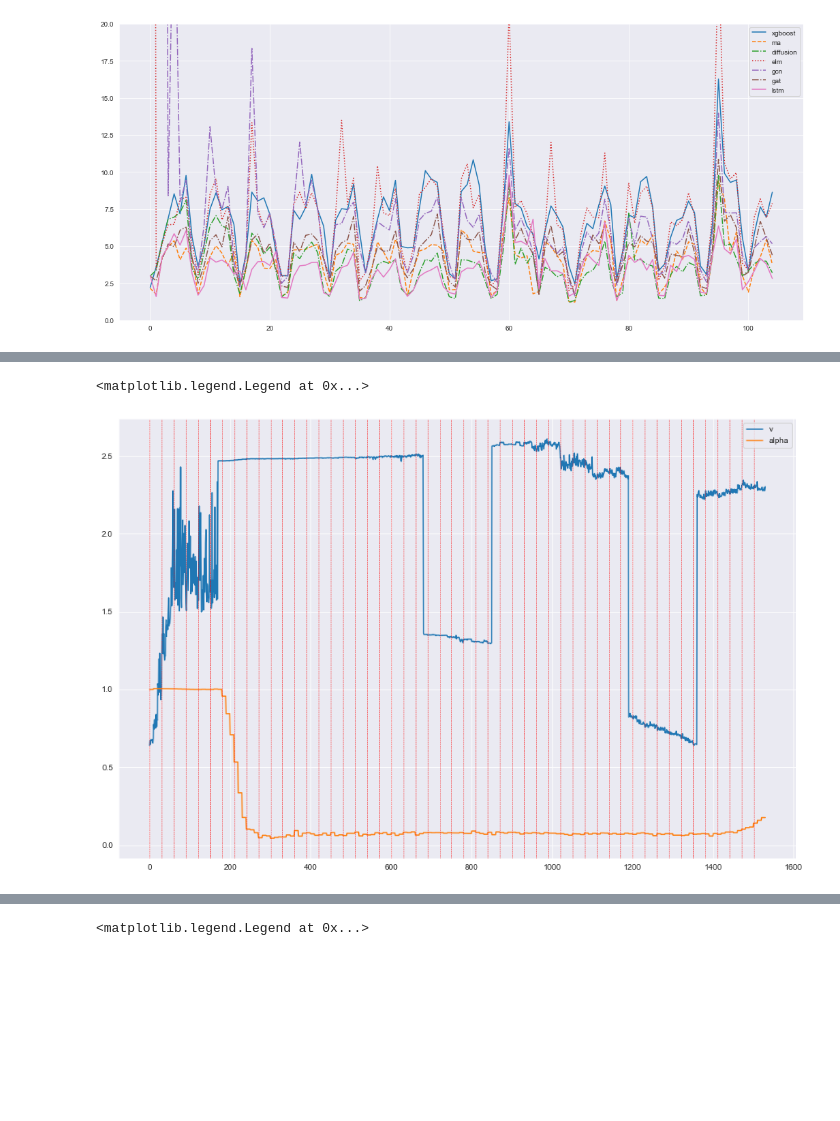
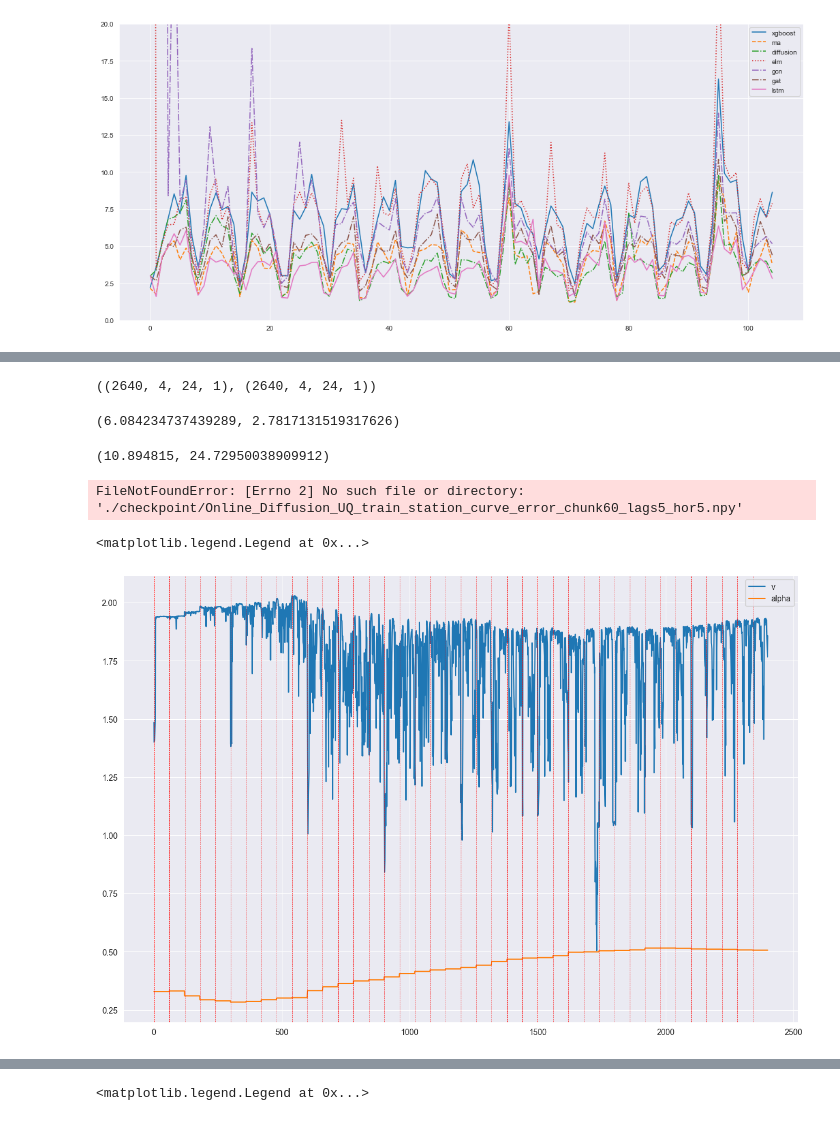
Before and after one commit to WaimenMak/Crowd-Flow-Inference, a Jupyter notebook: Online_Exp.ipynb, the cells around one changed output, grey strips where cells are left out. Saved outputs shown, nothing was run; the diff lists cells and outputs as text; code cells hidden in the pictures; blank space fills up the shorter version.

```diff
--- a/Online_Exp.ipynb
+++ b/Online_Exp.ipynb
@@ -116,0 +138,11 @@ error per sc_sensor/train4 chunk: 300: 2.679081439971924
+# %%
+model_list = ["Online_Diffusion", "Online_Diffusion_UQ", "Online_Xgboost", "Online_MA", "ELM", "Online_GCN",
+              "Online_GAT", "Online_LSTM", "Online_Diffusion_Density", "Online_LSTM_Single"]
+train_steps = 130
+for m in model_list:
+    try:
+        error_dict[m] = np.load(f"checkpoint/{m}_{dataset_name}_curve_error_chunk{chunk_size}_lags{lags}_hor{pred_horizon}.npy")
+        preds[m] = np.load(f"checkpoint/{m}_{dataset_name}_prediction_chunk{chunk_size}_lags{lags}_hor{pred_horizon}.npy")
+    except:
+        print(f"model_{m}, file not found")
+        continue
@@ -205,7 +252,7 @@ for i, mdl_name in enumerate(error_dict.keys()):
 # %% [output]
 [figure]
 # %%
-x = np.arange(len(error_dict[mdl]))
+x = np.arange(len(error_dict["Online_LSTM"]))
 line_types = ['-', '--', '-.', ':', 'dashdot', 'dashdot', 'solid', 'dashdot']
 plt.figure(figsize=(18, 8))
 for i, mdl_name in enumerate(error_dict.keys()):
@@ -216,8 +263,8 @@ for i, mdl_name in enumerate(error_dict.keys()):
 # %%
-x = np.arange(len(error_dict[mdl]))
+x = np.arange(len(error_dict["Online_LSTM"]))
 line_types = ['-', '--', '-.', ':', 'dashdot', 'dashdot', 'solid', 'dashdot']
 plt.figure(figsize=(18, 8))
 for i, mdl_name in enumerate(error_dict.keys()):
-    sns.lineplot(x=x, y=error_dict[mdl_name][:, 3], label=mdl_name, linestyle=line_types[i])
+    sns.lineplot(x=x, y=error_dict[mdl_name][:, -1], label=mdl_name, linestyle=line_types[i])
     plt.ylim(0, 20)
 # %% [output]
@@ -225,33 +307,53 @@ for i, mdl_name in enumerate(error_dict.keys()):
+# %%
+pred.shape, target.shape
+# %% [output]
+((2640, 4, 24, 1), (2640, 4, 24, 1))
+# %%
+#pred [N, horizon, node, 1
+l, wt, gamma = weighted_average_loss(pred, target, rho=0.9, timespan=3, mode=0)
+l, wt[-1, 2, 0]
+# %% [output]
+(6.084234737439289, 2.7817131519317626)
+# %%
+quantile_loss_np(pred, target, 0.9)
+# %% [output]
+(10.894815, 24.72950038909912)
 # %%
 torch.save(model_dict["diffusion_density"].model.model.state_dict(), "./checkpoint/diffusion/online_diffusion_density.pth")
 # %%
 import numpy as np
 dataset = "train_station"
 # dataset = "crossroad"
-error = np.load(f"./checkpoint/{dataset}_curve_error.npy")
-v = np.load(f"./checkpoint/{dataset}_v.npy")
-alpha = np.load(f"./checkpoint/{dataset}_alpha.npy")
+for m in ["Online_Diffusion", "Online_Diffusion_UQ"]:
+    error_dict[m] = np.load(f"./checkpoint/{m}_{dataset}_curve_error_chunk{chunk_size}_lags{lags}_hor{pred_horizon}.npy")
+    v_dict[m] = np.load(f"./checkpoint/{m}_{dataset}_v_chunk{chunk_size}_lags{lags}_hor{pred_horizon}.npy")
+    alpha_dict[m] = np.load(f"./checkpoint/{m}_{dataset}_alpha_chunk{chunk_size}_lags{lags}_hor{pred_horizon}.npy")
+# v_dict["diffusion_uq"] = np.load(f"./checkpoint/{dataset}_v_chunk{chunk_size}_lags{lags}_hor{pred_horizon}_Online_Diffusion_UQ.npy")
+# alpha_dict["diffusion_uq"] = np.load(f"./checkpoint/{dataset}_alpha_chunk{chunk_size}_lags{lags}_hor{pred_horizon}_Online_Diffusion_UQ.npy")
+# error_dict["diffusion_uq"] = np.load(f"./checkpoint/{dataset}_curve_error_chunk{chunk_size}_lags{lags}_hor{pred_horizon}_Online_Diffusion_UQ.npy")
+# %% [output]
+FileNotFoundError: [Errno 2] No such file or directory: './checkpoint/Online_Diffusion_UQ_train_station_curve_error_chunk60_lags5_hor5.npy'
 # %%
 import matplotlib.pyplot as plt
 # get the edge id by src and dst
-src = 0
-dst = 7
+src = 7
+dst = 2
 # try:
 #     v = torch.cat(v, dim=1).detach().numpy()
 #     alpha = torch.cat(alpha, dim=1).detach().numpy()
 # except:
 #     pass
-v = v_dict["diffusion_uq"]
-alpha = alpha_dict["diffusion_uq"]
+v = v_dict["Online_Diffusion"]
+alpha = alpha_dict["Online_Diffusion"]
 edge_id = g.edge_ids(src, dst)
 plt.figure(figsize=(15, 10))
 plt.plot(np.arange(v.shape[1]), v[edge_id, :], label="v")
 plt.plot(np.arange(alpha.shape[1]), alpha[edge_id, :], label="alpha")
 # every 10 steps plot a vertical line
-for i in range(0, v.shape[1], 30):
+for i in range(0, v.shape[1], chunk_size):
     plt.axvline(x=i, color='r', linestyle='--', linewidth=0.5)
 plt.legend()
 # %% [output]
 <matplotlib.legend.Legend at 0x...>
-[figure, old version]
+[figure, new version]
 # %%
```
Also changed, not shown: parts of 19 cells of this notebook, 35 other files.
